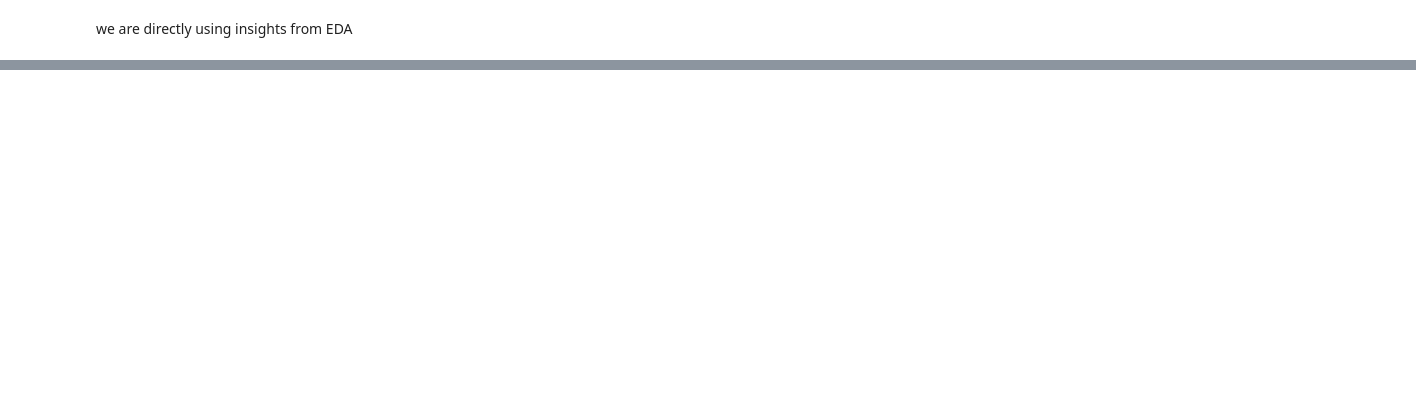
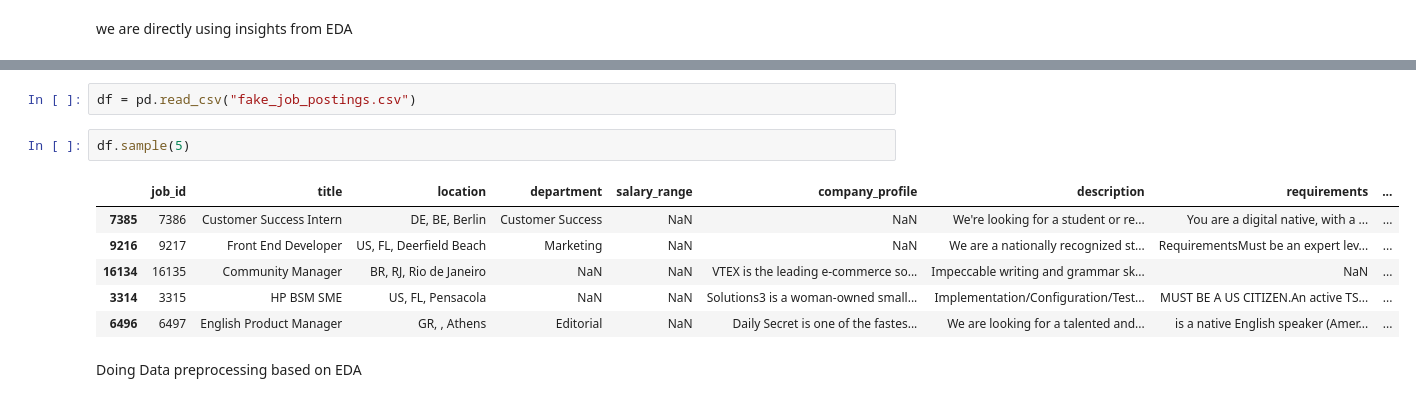
Before and after one commit to hiteshjha24/Fake-internship-and-Scam-job-detection, a Jupyter notebook: model_training.ipynb, the cells around one changed output, grey strips where cells are left out. Drawn from its saved outputs; the diff is of its cells as text; blank space fills up the shorter version.

```diff
--- a/model_training.ipynb
+++ b/model_training.ipynb
@@ -18,0 +39,13 @@ ModuleNotFoundError: No module named 'imblearn'
+# %%
+df = pd.read_csv("fake_job_postings.csv")
+# %%
+df.sample(5)
+# %% [output]
+|  | job_id | title | location | department | salary_range | company_profile | description | requirements | ... |
+| 7385 | 7386 | Customer Success Intern | DE, BE, Berlin | Customer Success | NaN | NaN | We're looking for a student or re... | You are a digital native, with a ... | ... |
+| 9216 | 9217 | Front End Developer | US, FL, Deerfield Beach | Marketing | NaN | NaN | We are a nationally recognized st... | RequirementsMust be an expert lev... | ... |
+| 16134 | 16135 | Community Manager | BR, RJ, Rio de Janeiro | NaN | NaN | VTEX is the leading e-commerce so... | Impeccable writing and grammar sk... | NaN | ... |
+| 3314 | 3315 | HP BSM SME | US, FL, Pensacola | NaN | NaN | Solutions3 is a woman-owned small... | Implementation/Configuration/Test... | MUST BE A US CITIZEN.An active TS... | ... |
+| 6496 | 6497 | English Product Manager | GR, , Athens | Editorial | NaN | Daily Secret is one of the fastes... | We are looking for a talented and... | is a native English speaker (Amer... | ... |
+# %% [markdown]
+Doing Data preprocessing based on EDA
```
Also changed, not shown: parts of 27 cells of this notebook, 2 other files.
